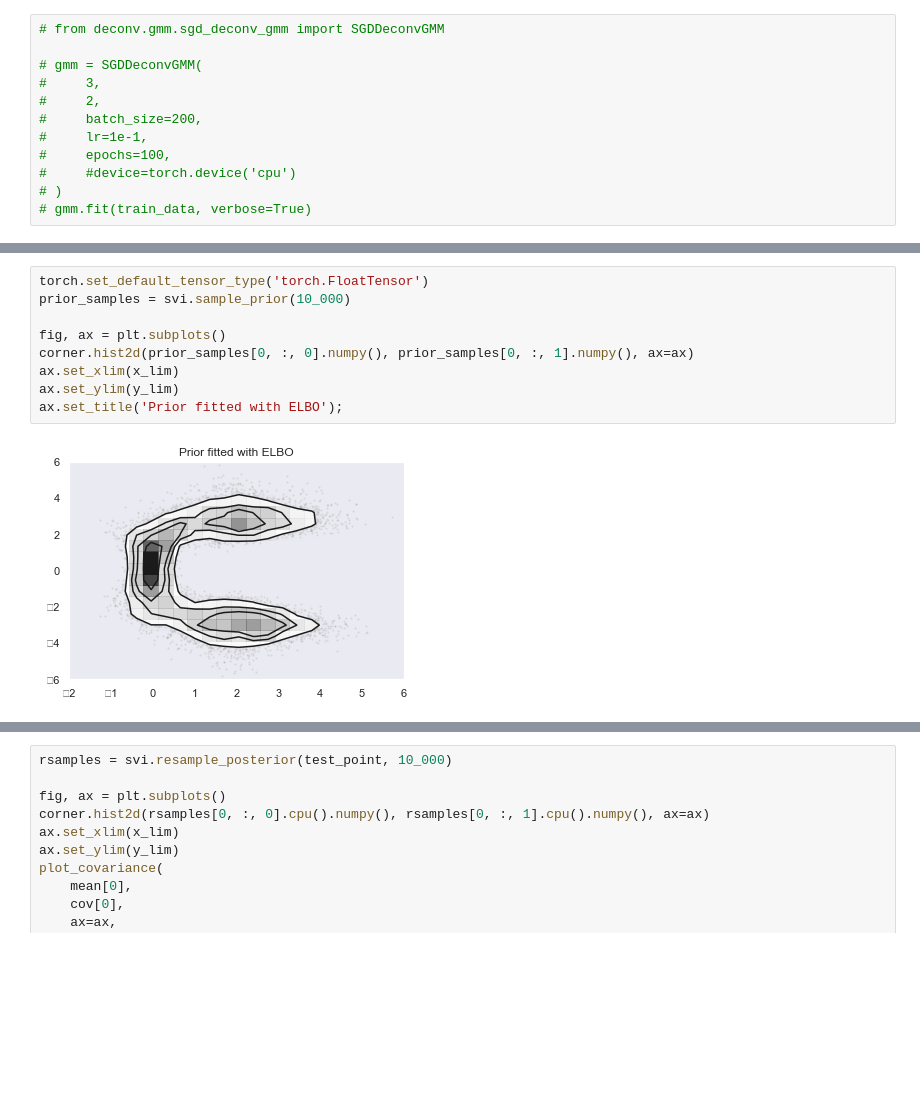
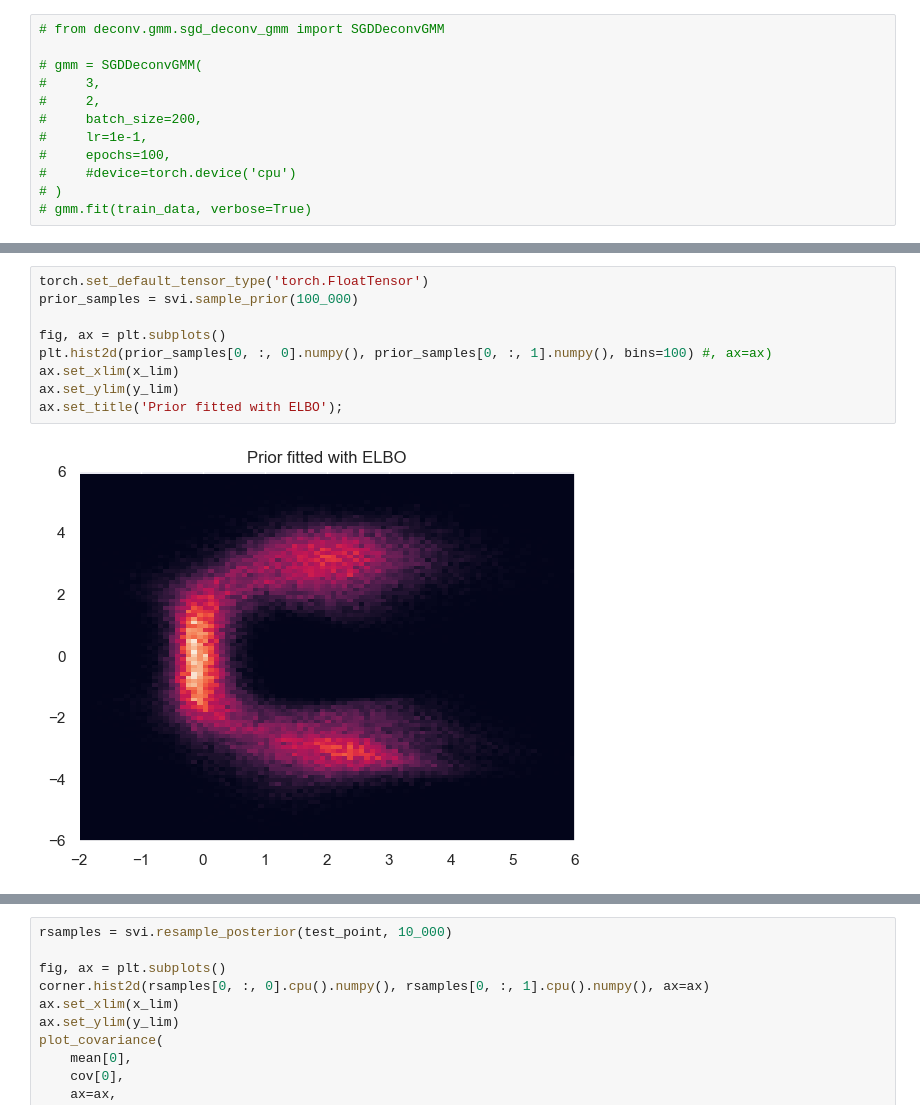
Before and after one commit to jjanborowka/density-deconvolution-astro, a Jupyter notebook: notebooks/svi_compare.ipynb, the cells around one changed output, grey strips where cells are left out. Drawn from its saved outputs; the diff is of its cells as text; blank space fills up the shorter version.

```diff
--- a/notebooks/svi_compare.ipynb
+++ b/notebooks/svi_compare.ipynb
@@ -133,14 +132,14 @@ Wall time: 2h 8min 52s
 # %%
 torch.set_default_tensor_type('torch.FloatTensor')
-prior_samples = svi.sample_prior(10_000)
+prior_samples = svi.sample_prior(100_000)
 
 fig, ax = plt.subplots()
-corner.hist2d(prior_samples[0, :, 0].numpy(), prior_samples[0, :, 1].numpy(), ax=ax)
+plt.hist2d(prior_samples[0, :, 0].numpy(), prior_samples[0, :, 1].numpy(), bins=100) #, ax=ax)
 ax.set_xlim(x_lim)
 ax.set_ylim(y_lim)
 ax.set_title('Prior fitted with ELBO');
 # %% [output]
-[figure, old version]
+[figure, new version]
 # %%
 mean = np.array([[3.0, 0.0], [0.0, 0.0]])
 cov = np.array([
```
Also changed, not shown: parts of 11 cells of this notebook, 1 other file.
